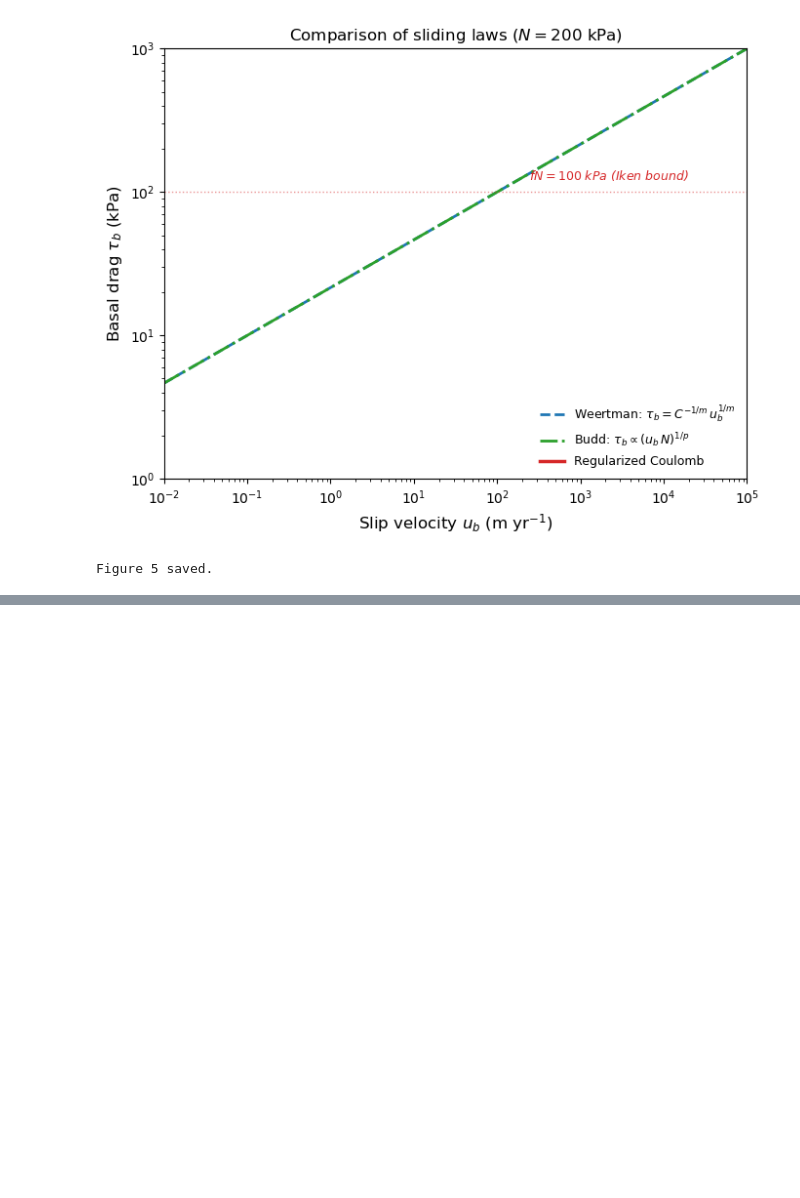
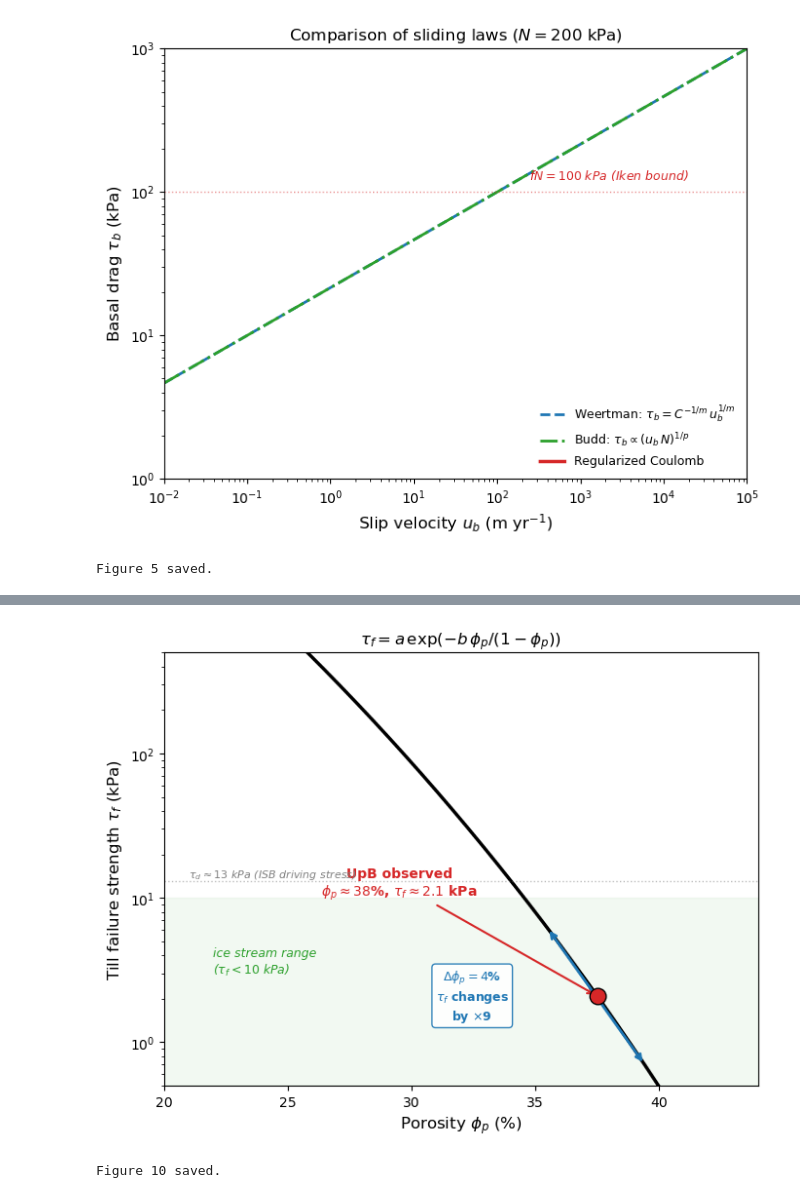
Before and after one commit to bminchew/courses_glacier_dynamics, a Jupyter notebook: 2026/lecture_notes/latex/basal_sliding/basal_sliding_figures_executed.ipynb, the cells around one changed output, grey strips where cells are left out. Drawn from its saved outputs; the diff is of its cells as text; code cells hidden in the pictures; blank space fills up the shorter version.

```diff
--- a/2026/lecture_notes/latex/basal_sliding/basal_sliding_figures_executed.ipynb
+++ b/2026/lecture_notes/latex/basal_sliding/basal_sliding_figures_executed.ipynb
@@ -336,0 +721,70 @@ Figure 5 saved.
+# %%
+# ---- Fig 10: till strength vs porosity ----
+
+# Parameters from Tulaczyk et al. (2000a), equation (3d)
+# Original: tau_f = a * exp(-b * e), with e = phi_p / (1 - phi_p)
+a_till = 944000  # kPa
+b_till = 21.7
+
+phi_p_range = np.linspace(0.20, 0.44, 500)
+e_from_phi = phi_p_range / (1 - phi_p_range)  # void ratio
+tau_f = a_till * np.exp(-b_till * e_from_phi)  # kPa
+
+fig, ax1 = plt.subplots(figsize=(7, 5.5))
+
+ax1.semilogy(phi_p_range * 100, tau_f, 'k-', lw=2.5)
+
+# Mark observed UpB conditions: e ~ 0.6 -> phi_p = 0.6/1.6 = 0.375
+phi_p_upb = 0.375
+e_upb = phi_p_upb / (1 - phi_p_upb)
+tau_upb = a_till * np.exp(-b_till * e_upb)
+ax1.plot(phi_p_upb * 100, tau_upb, 'o', color='#d62728', ms=12, zorder=5,
+         markeredgecolor='k', markeredgewidth=1)
+ax1.annotate(f'UpB observed\n$\\phi_p \\approx {phi_p_upb*100:.0f}$%, '
+             f'$\\tau_f \\approx {tau_upb:.1f}$ kPa',
+             xy=(phi_p_upb * 100, tau_upb),
+             xytext=(phi_p_upb * 100 - 8, tau_upb * 5),
+             fontsize=10, ha='center', color='#d62728', fontweight='bold',
+             arrowprops=dict(arrowstyle='->', color='#d62728', lw=1.5))
+
+# Show sensitivity: annotate a ~4 percentage point change in porosity
+phi_p_low = 0.355   # e = 0.55
+phi_p_high = 0.394   # e = 0.65
+tau_low = a_till * np.exp(-b_till * phi_p_low / (1 - phi_p_low))
+tau_high = a_till * np.exp(-b_till * phi_p_high / (1 - phi_p_high))
+ax1.annotate('', xy=(phi_p_low * 100, tau_low),
+             xytext=(phi_p_high * 100, tau_high),
+             arrowprops=dict(arrowstyle='<->', color='#1f77b4', lw=2))
+ax1.text(0.5 * (phi_p_low + phi_p_high) * 100 - 5,
+         np.sqrt(tau_low * tau_high),
+         f'$\\Delta \\phi_p = {(phi_p_high - phi_p_low)*100:.0f}$%\n'
+         f'$\\tau_f$ changes\nby $\\times${tau_low/tau_high:.0f}',
+         fontsize=9, ha='center', va='center', color='#1f77b4',
+         fontweight='bold',
+         bbox=dict(boxstyle='round,pad=0.3', facecolor='white',
+                   edgecolor='#1f77b4', alpha=0.9))
+
+# Shade ice-stream-relevant range
+ax1.axhspan(0.5, 10, alpha=0.06, color='#2ca02c')
+ax1.text(22, 3, 'ice stream range\n($\\tau_f < 10$ kPa)', fontsize=9,
+         color='#2ca02c', style='italic')
+
+# Reference lines
+ax1.axhline(13, color='gray', ls=':', lw=1, alpha=0.5)
+ax1.text(21, 14, '$\\tau_d \\approx 13$ kPa (ISB driving stress)',
+         fontsize=8, color='0.5', style='italic')
+
+ax1.set_xlabel('Porosity $\\phi_p$ (%)', fontsize=12)
+ax1.set_ylabel('Till failure strength $\\tau_f$ (kPa)', fontsize=12)
+ax1.set_xlim(20, 44)
+ax1.set_ylim(0.5, 500)
+ax1.set_title('$\\tau_f = a\\,\\exp\\!\\left(-b\\,\\phi_p / (1 - \\phi_p)\\right)$',
+              fontsize=12)
+
+fig.tight_layout()
+fig.savefig('figures/fig10_till_strength_porosity.pdf', bbox_inches='tight')
+plt.show()
+print('Figure 10 saved.')
+# %% [output]
+[figure, added]
+Figure 10 saved.
```
Also changed, not shown: parts of 9 cells of this notebook, 14 other files.
